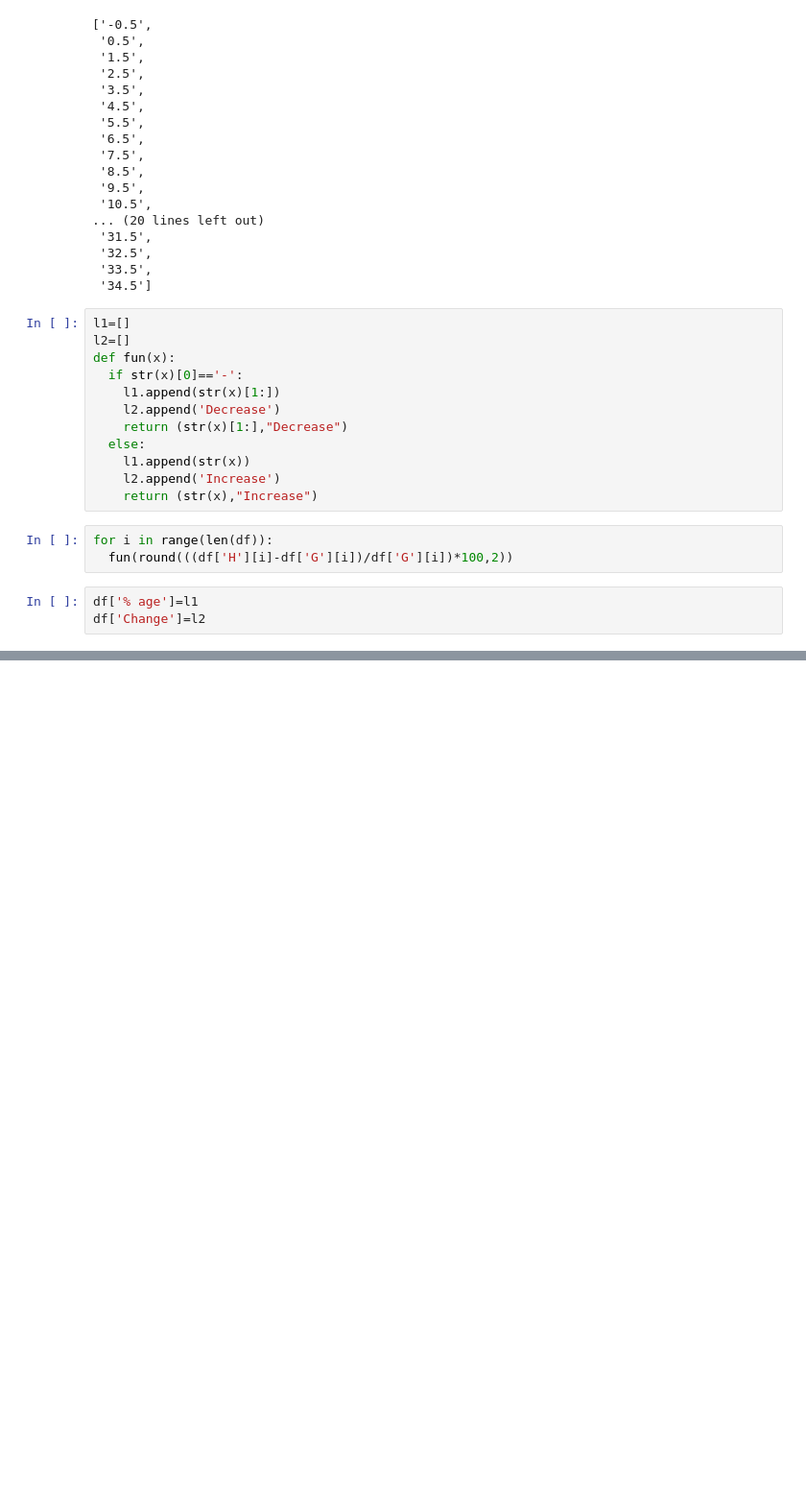
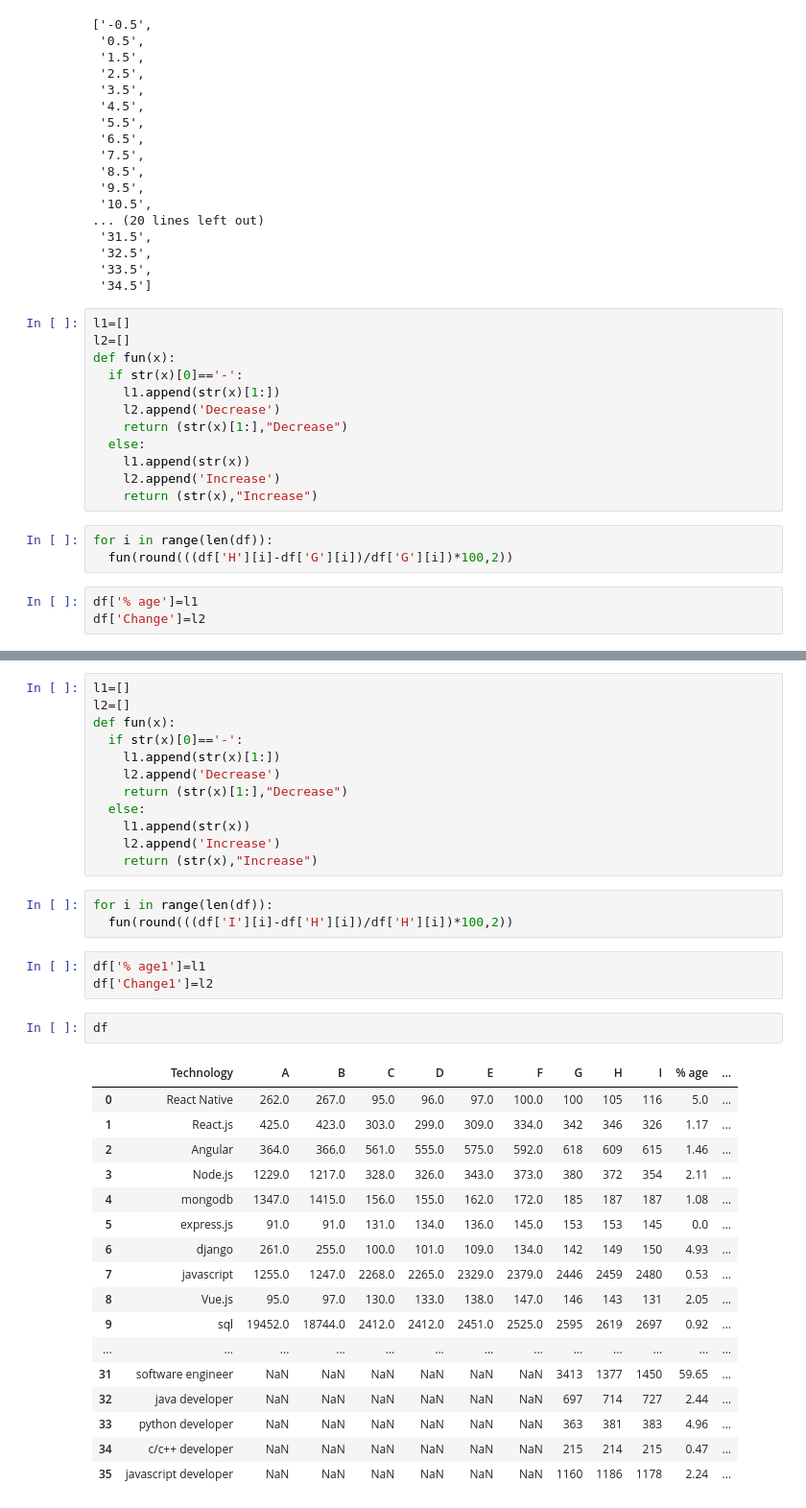
Before and after one commit to capitallatera/Case-Study, a Jupyter notebook: Technology_Monitoring.ipynb, the cells around one changed output, grey strips where cells are left out. Shown at 96% size. Saved outputs shown, nothing was run; the diff lists cells and outputs as text; blank space fills up the shorter version.

```diff
--- a/Technology_Monitoring.ipynb
+++ b/Technology_Monitoring.ipynb
@@ -135,0 +184,38 @@ df
+# %%
+l1=[]
+l2=[]
+def fun(x):
+  if str(x)[0]=='-':
+    l1.append(str(x)[1:])
+    l2.append('Decrease')
+    return (str(x)[1:],"Decrease")
+  else:
+    l1.append(str(x))
+    l2.append('Increase')
+    return (str(x),"Increase")
+# %%
+for i in range(len(df)):
+  fun(round(((df['I'][i]-df['H'][i])/df['H'][i])*100,2))
+# %%
+df['% age1']=l1
+df['Change1']=l2
+# %%
+df
+# %% [output]
+|  | Technology | A | B | C | D | E | F | G | H | I | % age | ... |
+| 0 | React Native | 262.0 | 267.0 | 95.0 | 96.0 | 97.0 | 100.0 | 100 | 105 | 116 | 5.0 | ... |
+| 1 | React.js | 425.0 | 423.0 | 303.0 | 299.0 | 309.0 | 334.0 | 342 | 346 | 326 | 1.17 | ... |
+| 2 | Angular | 364.0 | 366.0 | 561.0 | 555.0 | 575.0 | 592.0 | 618 | 609 | 615 | 1.46 | ... |
+| 3 | Node.js | 1229.0 | 1217.0 | 328.0 | 326.0 | 343.0 | 373.0 | 380 | 372 | 354 | 2.11 | ... |
+| 4 | mongodb | 1347.0 | 1415.0 | 156.0 | 155.0 | 162.0 | 172.0 | 185 | 187 | 187 | 1.08 | ... |
+| 5 | express.js | 91.0 | 91.0 | 131.0 | 134.0 | 136.0 | 145.0 | 153 | 153 | 145 | 0.0 | ... |
+| 6 | django | 261.0 | 255.0 | 100.0 | 101.0 | 109.0 | 134.0 | 142 | 149 | 150 | 4.93 | ... |
+| 7 | javascript | 1255.0 | 1247.0 | 2268.0 | 2265.0 | 2329.0 | 2379.0 | 2446 | 2459 | 2480 | 0.53 | ... |
+| 8 | Vue.js | 95.0 | 97.0 | 130.0 | 133.0 | 138.0 | 147.0 | 146 | 143 | 131 | 2.05 | ... |
+| 9 | sql | 19452.0 | 18744.0 | 2412.0 | 2412.0 | 2451.0 | 2525.0 | 2595 | 2619 | 2697 | 0.92 | ... |
+| ... | ... | ... | ... | ... | ... | ... | ... | ... | ... | ... | ... | ... |
+| 31 | software engineer | NaN | NaN | NaN | NaN | NaN | NaN | 3413 | 1377 | 1450 | 59.65 | ... |
+| 32 | java developer | NaN | NaN | NaN | NaN | NaN | NaN | 697 | 714 | 727 | 2.44 | ... |
+| 33 | python developer | NaN | NaN | NaN | NaN | NaN | NaN | 363 | 381 | 383 | 4.96 | ... |
+| 34 | c/c++ developer | NaN | NaN | NaN | NaN | NaN | NaN | 215 | 214 | 215 | 0.47 | ... |
+| 35 | javascript developer | NaN | NaN | NaN | NaN | NaN | NaN | 1160 | 1186 | 1178 | 2.24 | ... |
```
Also changed, not shown: parts of 7 cells of this notebook.
